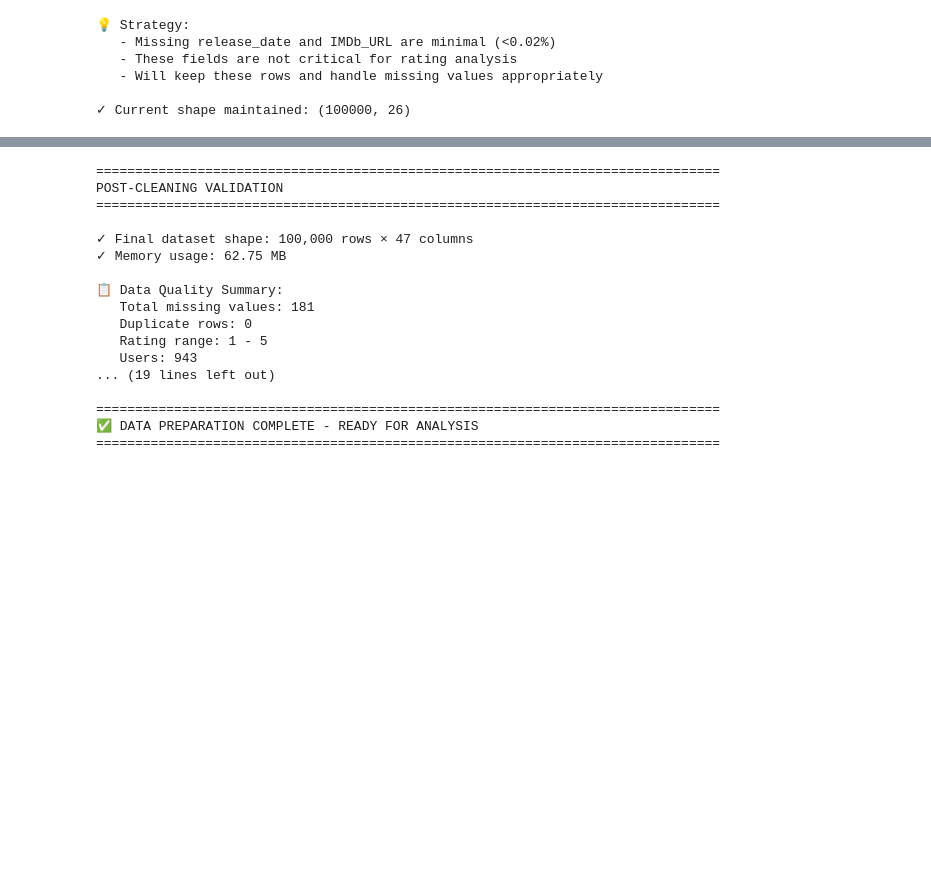
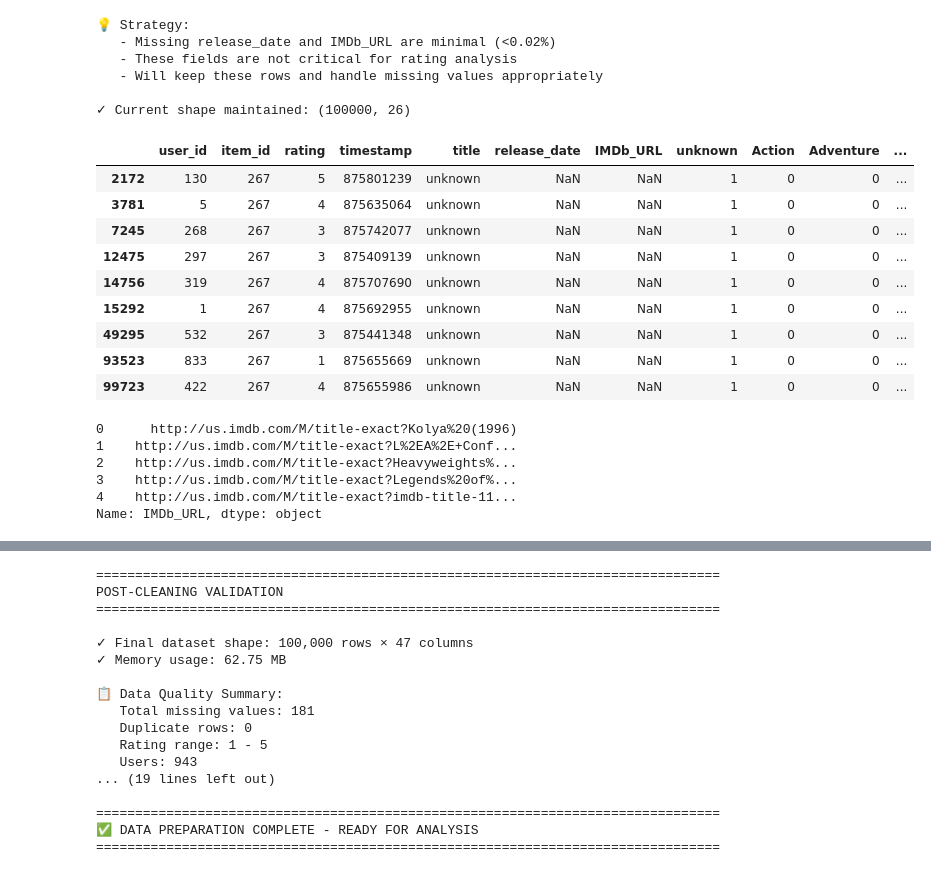
Before and after one commit to Cullen179/Practical-Data-Science, a Jupyter notebook: A1/assignment1_TEMPLATE.ipynb, the cells around one changed output, grey strips where cells are left out. Cells and saved outputs as stored; diff of their text form; code cells hidden in the pictures; blank space fills up the shorter version.

```diff
--- a/A1/assignment1_TEMPLATE.ipynb
+++ b/A1/assignment1_TEMPLATE.ipynb
@@ -373,0 +408,5 @@ Converted all numeric columns to appropriate types
+# %%
+df.info()
+# see the category types of each column is ordered or not
+for col in df.select_dtypes(include=["category"]).columns:
+    print(f"\nColumn '{col}' categories: {df[col].cat.categories}")
@@ -1126,17 +1138,12 @@ print("\n" + "=" * 80)
 print("DATA CLEANING: REMOVING USELESS COLUMNS")
 print("=" * 80)
 
-# Create a copy for cleaning
-df_mlens_clean = df_mlens.copy()
 
-# Drop video_release_date (100% missing)
-columns_to_drop = ['video_release_date']
-print(f"\n🗑️  Dropping columns with 100% missing data: {columns_to_drop}")
+print(f"\n🗑️  Dropping columns with 100% missing data: {'video_release_date'}")
 
-df_mlens_clean = df_mlens_clean.drop(columns=columns_to_drop)
+df_mlens = df_mlens.drop(columns='video_release_date')
 
-print(f"\n✓ Columns dropped. New shape: {df_mlens_clean.shape}")
-print(f"   Removed {len(columns_to_drop)} column(s)")
+print(f"\n✓ Columns dropped. New shape: {df_mlens.shape}")
 # %% [output]
 ================================================================================
 DATA CLEANING: REMOVING USELESS COLUMNS
@@ -1204,3 +1210,25 @@ DATA CLEANING: HANDLING MISSING VALUES
    - Will keep these rows and handle missing values appropriately
 
 ✓ Current shape maintained: (100000, 26)
+# %%
+df_mlens[df_mlens['release_date'].isna()]
+# %% [output]
+|  | user_id | item_id | rating | timestamp | title | release_date | IMDb_URL | unknown | Action | Adventure | ... |
+| 2172 | 130 | 267 | 5 | 875801239 | unknown | NaN | NaN | 1 | 0 | 0 | ... |
+| 3781 | 5 | 267 | 4 | 875635064 | unknown | NaN | NaN | 1 | 0 | 0 | ... |
+| 7245 | 268 | 267 | 3 | 875742077 | unknown | NaN | NaN | 1 | 0 | 0 | ... |
+| 12475 | 297 | 267 | 3 | 875409139 | unknown | NaN | NaN | 1 | 0 | 0 | ... |
+| 14756 | 319 | 267 | 4 | 875707690 | unknown | NaN | NaN | 1 | 0 | 0 | ... |
+| 15292 | 1 | 267 | 4 | 875692955 | unknown | NaN | NaN | 1 | 0 | 0 | ... |
+| 49295 | 532 | 267 | 3 | 875441348 | unknown | NaN | NaN | 1 | 0 | 0 | ... |
+| 93523 | 833 | 267 | 1 | 875655669 | unknown | NaN | NaN | 1 | 0 | 0 | ... |
+| 99723 | 422 | 267 | 4 | 875655986 | unknown | NaN | NaN | 1 | 0 | 0 | ... |
+# %%
+df_mlens['IMDb_URL'].head()
+# %% [output]
+0      http://us.imdb.com/M/title-exact?Kolya%20(1996)
+1    http://us.imdb.com/M/title-exact?L%2EA%2E+Conf...
+2    http://us.imdb.com/M/title-exact?Heavyweights%...
+3    http://us.imdb.com/M/title-exact?Legends%20of%...
+4    http://us.imdb.com/M/title-exact?imdb-title-11...
+Name: IMDb_URL, dtype: object
```
Also changed, not shown: parts of 15 cells of this notebook.
